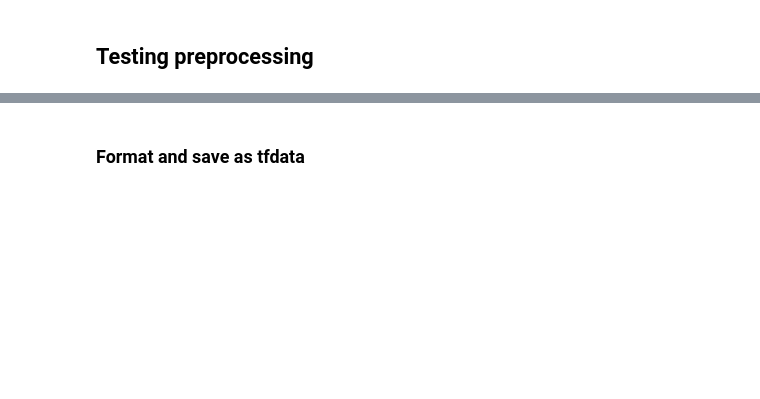
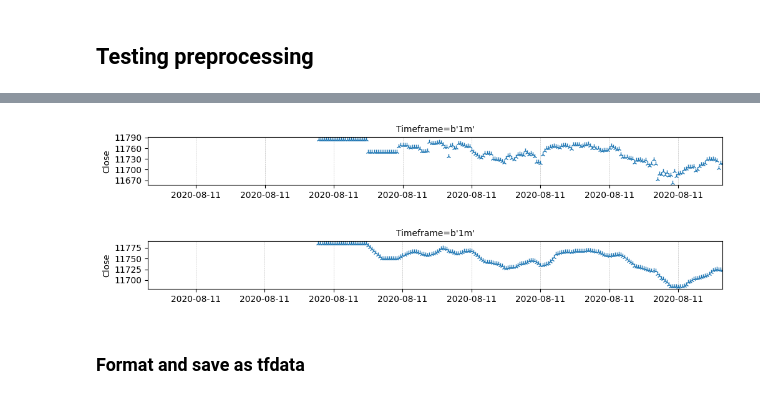
Before and after one commit to AlexShulzycki/levbot, a Jupyter notebook: Data/Preprocessing.ipynb, the cells around one changed output, grey strips where cells are left out. Drawn from its saved outputs; the diff is of its cells as text; code cells hidden in the pictures; blank space fills up the shorter version.

```diff
--- a/Data/Preprocessing.ipynb
+++ b/Data/Preprocessing.ipynb
@@ -34,7 +22,7 @@ for coin in coins:
 # %%
+import TFRecorder
+
 ts = 1597142100
-
-
-CG.evset.plot(min_time = ts - 30*600, max_time = ts)
-#CG.evset.
+CG = TFRecorder.coinRecordGenerator("BTCUSD_PERP")
+CG.loadData("klines", "1m")
 # %% [output]
@@ -42,3 +43,12 @@ CG.evset.plot(min_time = ts - 30*600, max_time = ts)
+# %%
+#CG.evset.plot(min_time = ts - 30*600, max_time = ts)
+close = CG.evset["Close"]
+sma = close.simple_moving_average(tp.duration.minutes(1)* 7.8)
+close.plot(min_time = ts - 30*600, max_time = ts)
+sma.plot(min_time = ts - 30*600, max_time = ts)
+# %% [output]
+[figure, added]
+[figure, added]
 # %% [markdown]
 ### Format and save as tfdata
 # %%
```
Also changed, not shown: parts of 4 cells of this notebook, 3 other files.
